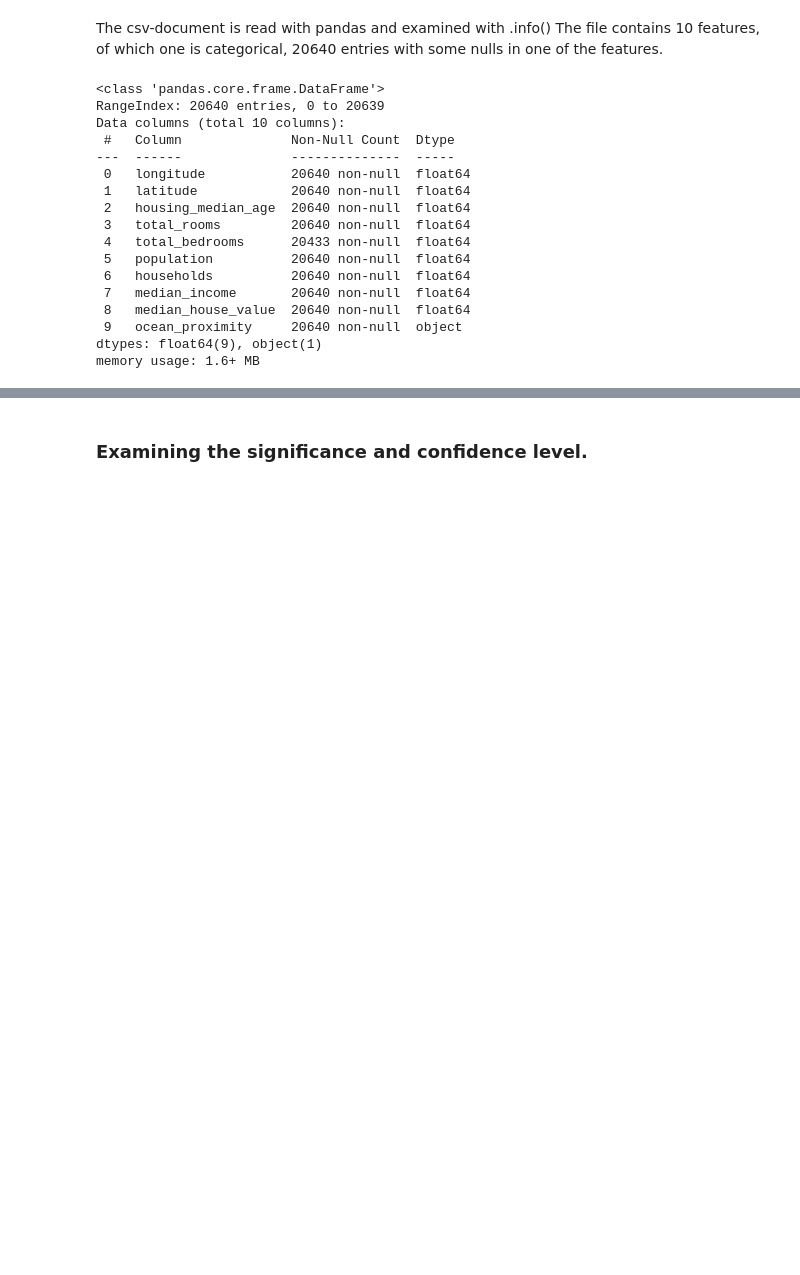
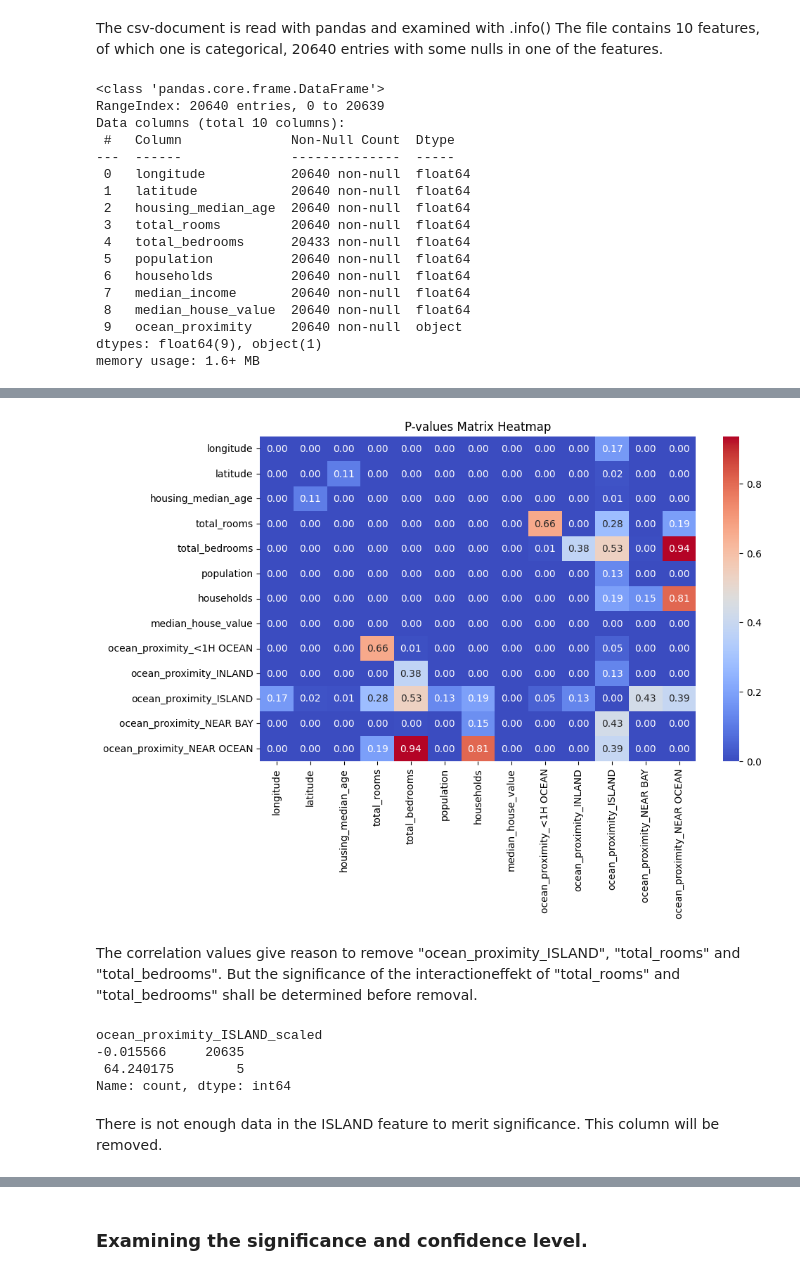
Before and after one commit to VilmaLL/Statistical_Methods-VILMA-LINDROTH, a Jupyter notebook: Assignments/Statistical_Methods_Assignment.ipynb, the cells around one changed output, grey strips where cells are left out. Saved outputs shown, nothing was run; the diff lists cells and outputs as text; code cells hidden in the pictures; blank space fills up the shorter version.

```diff
--- a/Assignments/Statistical_Methods_Assignment.ipynb
+++ b/Assignments/Statistical_Methods_Assignment.ipynb
@@ -145,0 +123,20 @@ fit = model.fit(
+# %%
+prob_corr_df = pd.DataFrame(prob_corr, index=feature_names, columns=feature_names)
+
+plt.figure(figsize=(10, 6))
+sns.heatmap(prob_corr_df, annot = True, fmt = ".2f", cmap = "coolwarm")
+plt.title("P-values Matrix Heatmap")
+plt.show()
+# %% [output]
+[figure, added]
+# %% [markdown]
+The correlation values give reason to remove "ocean_proximity_ISLAND", "total_rooms" and "total_bedrooms". But the significance of the interactioneffekt of "total_rooms" and "total_bedrooms" shall be determined before removal.
+# %%
+df_scaled["ocean_proximity_ISLAND_scaled"].value_counts()
+# %% [output]
+ocean_proximity_ISLAND_scaled
+-0.015566     20635
+ 64.240175        5
+Name: count, dtype: int64
+# %% [markdown]
+There is not enough data in the ISLAND feature to merit significance. This column will be removed.
```
Also changed, not shown: parts of 63 cells of this notebook, 1 other file.
